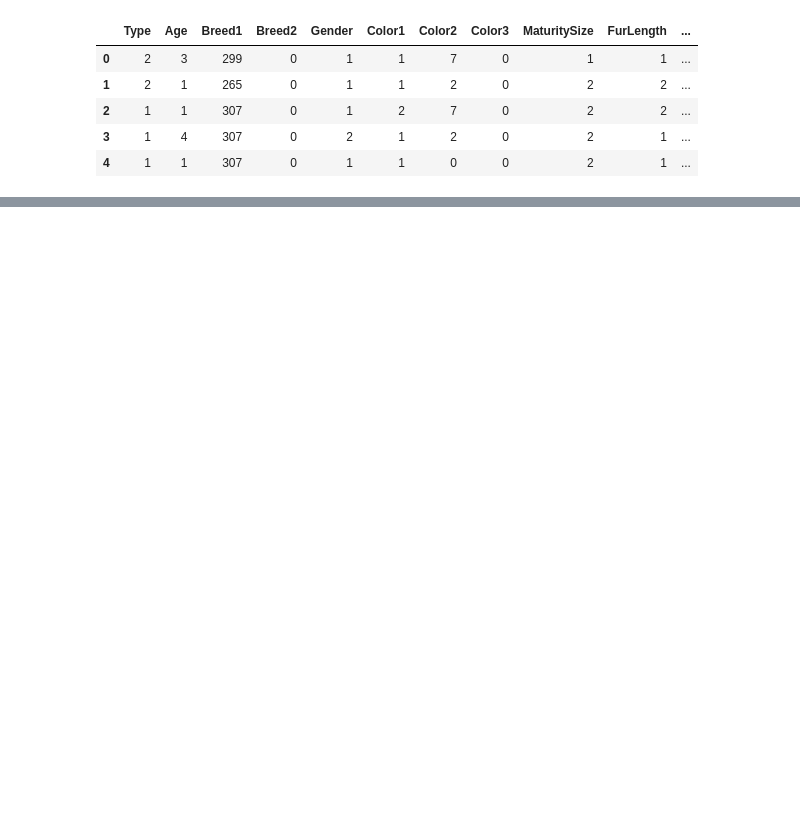
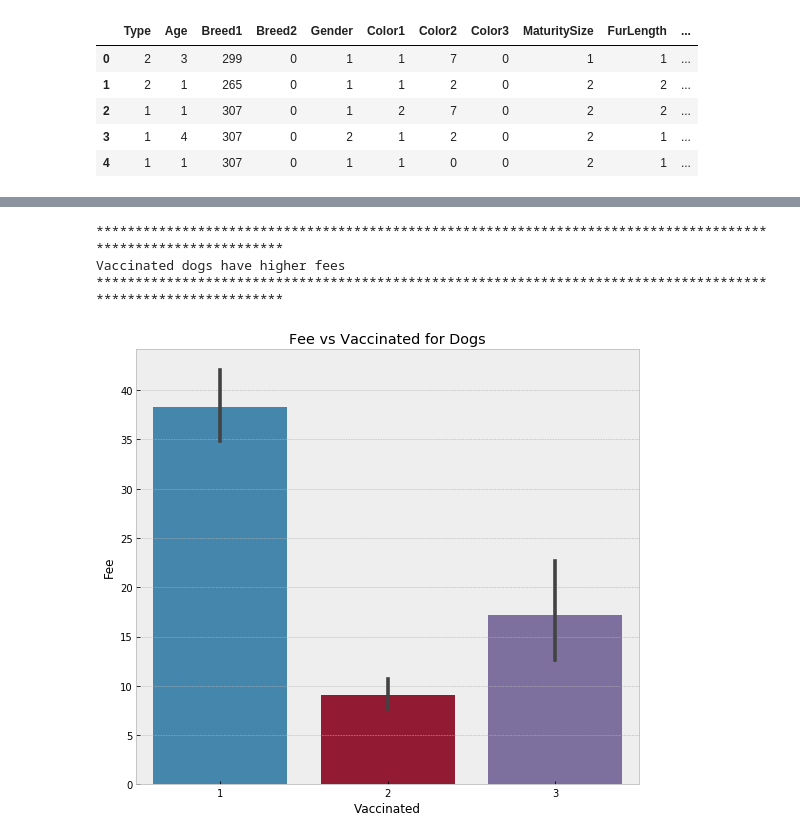
Before and after one commit to bfrison/CEBD1160, a Jupyter notebook: project/project_graphs.ipynb, the cells around one changed output, grey strips where cells are left out. Drawn from its saved outputs; the diff is of its cells as text; code cells hidden in the pictures; blank space fills up the shorter version.

```diff
--- a/project/project_graphs.ipynb
+++ b/project/project_graphs.ipynb
@@ -579,0 +488,13 @@ sns.heatmap(corr[(corr >= 0.1) | (corr <= -0.1)],
+# %%
+fig_fee_vacc_dogs = plt.figure(figsize=(9, 8))
+
+ax = fig_fee_vacc_dogs.gca()
+sns.barplot(x='Vaccinated', y='Fee', data=df_dogs, ax=ax)
+ax.set(xlabel='Vaccinated', ylabel='Fee')
+ax.set_title('Fee vs Vaccinated for Dogs')
+printHeader('Vaccinated dogs have higher fees')
+# %% [output]
+**************************************************************************************************************
+Vaccinated dogs have higher fees
+**************************************************************************************************************
+[figure, added]
```
Also changed, not shown: parts of 63 cells of this notebook.
